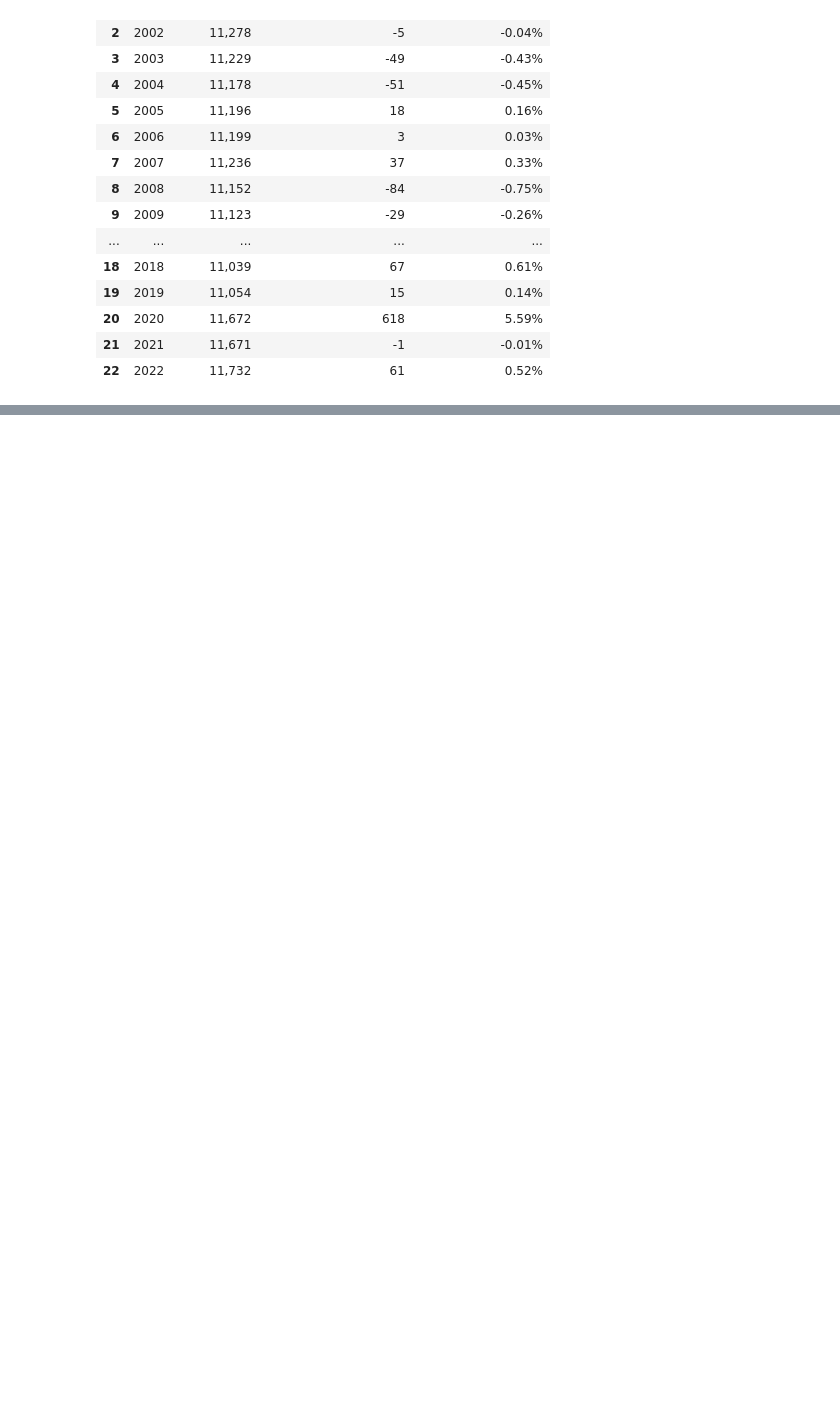
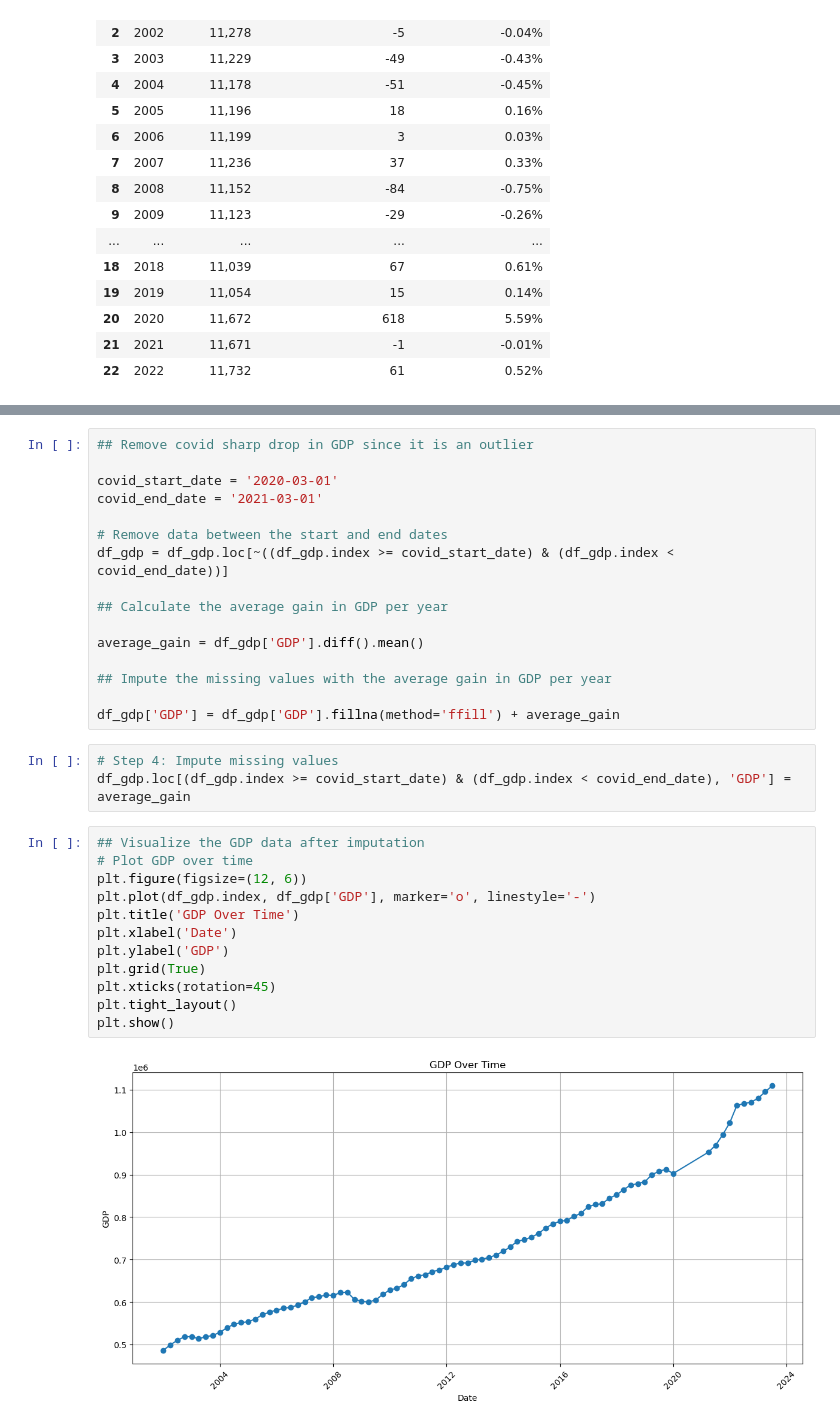
Before and after one commit to MarwanH7/Energy_Consumption_Forecasting_Dashboard, a Jupyter notebook: Notebooks/01_data_collection_preprocessing.ipynb, the cells around one changed output, grey strips where cells are left out. Cells and saved outputs as stored; diff of their text form; blank space fills up the shorter version.

```diff
--- a/Notebooks/01_data_collection_preprocessing.ipynb
+++ b/Notebooks/01_data_collection_preprocessing.ipynb
@@ -460,0 +738,33 @@ df_pop.head(30)
+# %%
+## Remove covid sharp drop in GDP since it is an outlier
+
+covid_start_date = '2020-03-01'
+covid_end_date = '2021-03-01'
+
+# Remove data between the start and end dates
+df_gdp = df_gdp.loc[~((df_gdp.index >= covid_start_date) & (df_gdp.index < covid_end_date))]
+
+## Calculate the average gain in GDP per year
+
+average_gain = df_gdp['GDP'].diff().mean()
+
+## Impute the missing values with the average gain in GDP per year
+
+df_gdp['GDP'] = df_gdp['GDP'].fillna(method='ffill') + average_gain
+# %%
+# Step 4: Impute missing values
+df_gdp.loc[(df_gdp.index >= covid_start_date) & (df_gdp.index < covid_end_date), 'GDP'] = average_gain
+# %%
+## Visualize the GDP data after imputation
+# Plot GDP over time
+plt.figure(figsize=(12, 6))
+plt.plot(df_gdp.index, df_gdp['GDP'], marker='o', linestyle='-')
+plt.title('GDP Over Time')
+plt.xlabel('Date')
+plt.ylabel('GDP')
+plt.grid(True)
+plt.xticks(rotation=45)
+plt.tight_layout()
+plt.show()
+# %% [output]
+[figure, added]
```
Also changed, not shown: parts of 39 cells of this notebook.
